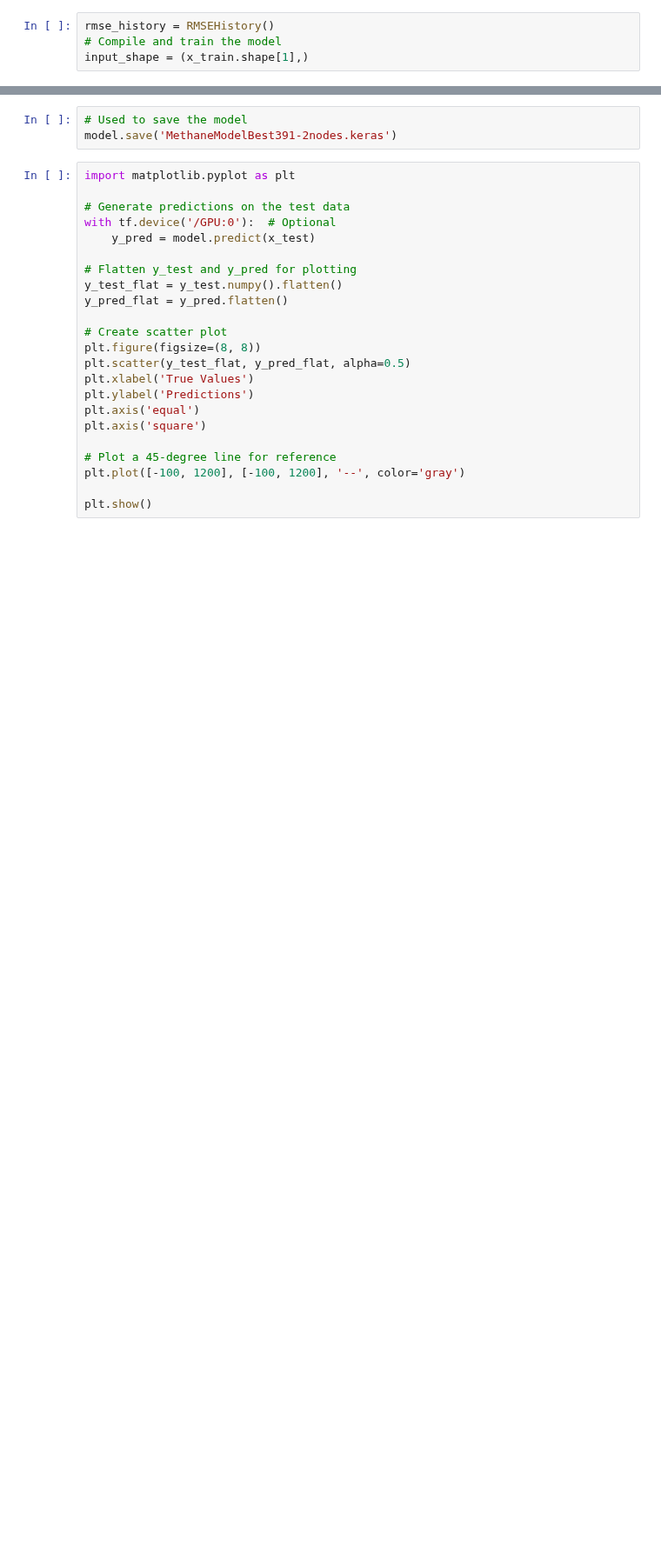
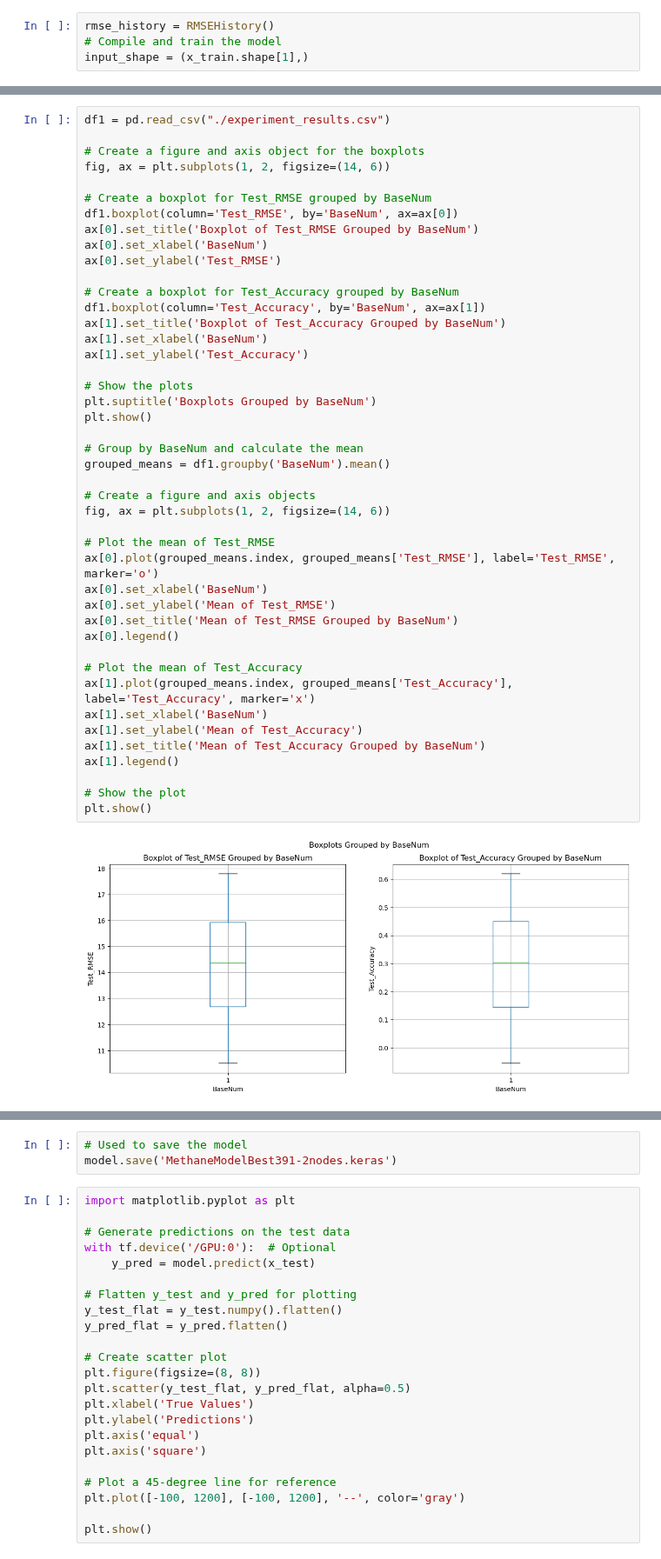
Before and after one commit to Coopsims/MethaneDataScience, a Jupyter notebook: Ben's Analysis/Neural Network Optimization.ipynb, the cells around one changed output, grey strips where cells are left out. Shown at 87% size. Saved outputs shown, nothing was run; the diff lists cells and outputs as text; blank space fills up the shorter version.

```diff
--- a/Ben's Analysis/Neural Network Optimization.ipynb
+++ b/Ben's Analysis/Neural Network Optimization.ipynb
@@ -105,0 +115,46 @@ csvfile.close()
+# %%
+df1 = pd.read_csv("./experiment_results.csv")
+
+# Create a figure and axis object for the boxplots
+fig, ax = plt.subplots(1, 2, figsize=(14, 6))
+
+# Create a boxplot for Test_RMSE grouped by BaseNum
+df1.boxplot(column='Test_RMSE', by='BaseNum', ax=ax[0])
+ax[0].set_title('Boxplot of Test_RMSE Grouped by BaseNum')
+ax[0].set_xlabel('BaseNum')
+ax[0].set_ylabel('Test_RMSE')
+
+# Create a boxplot for Test_Accuracy grouped by BaseNum
+df1.boxplot(column='Test_Accuracy', by='BaseNum', ax=ax[1])
+ax[1].set_title('Boxplot of Test_Accuracy Grouped by BaseNum')
+ax[1].set_xlabel('BaseNum')
+ax[1].set_ylabel('Test_Accuracy')
+
+# Show the plots
+plt.suptitle('Boxplots Grouped by BaseNum')
+plt.show()
+
+# Group by BaseNum and calculate the mean
+grouped_means = df1.groupby('BaseNum').mean()
+
+# Create a figure and axis objects
+fig, ax = plt.subplots(1, 2, figsize=(14, 6))
+
+# Plot the mean of Test_RMSE
+ax[0].plot(grouped_means.index, grouped_means['Test_RMSE'], label='Test_RMSE', marker='o')
+ax[0].set_xlabel('BaseNum')
+ax[0].set_ylabel('Mean of Test_RMSE')
+ax[0].set_title('Mean of Test_RMSE Grouped by BaseNum')
+ax[0].legend()
+
+# Plot the mean of Test_Accuracy
+ax[1].plot(grouped_means.index, grouped_means['Test_Accuracy'], label='Test_Accuracy', marker='x')
+ax[1].set_xlabel('BaseNum')
+ax[1].set_ylabel('Mean of Test_Accuracy')
+ax[1].set_title('Mean of Test_Accuracy Grouped by BaseNum')
+ax[1].legend()
+
+# Show the plot
+plt.show()
+# %% [output]
+[figure, added]
```
Also changed, not shown: parts of 9 cells of this notebook, 4 other files.
